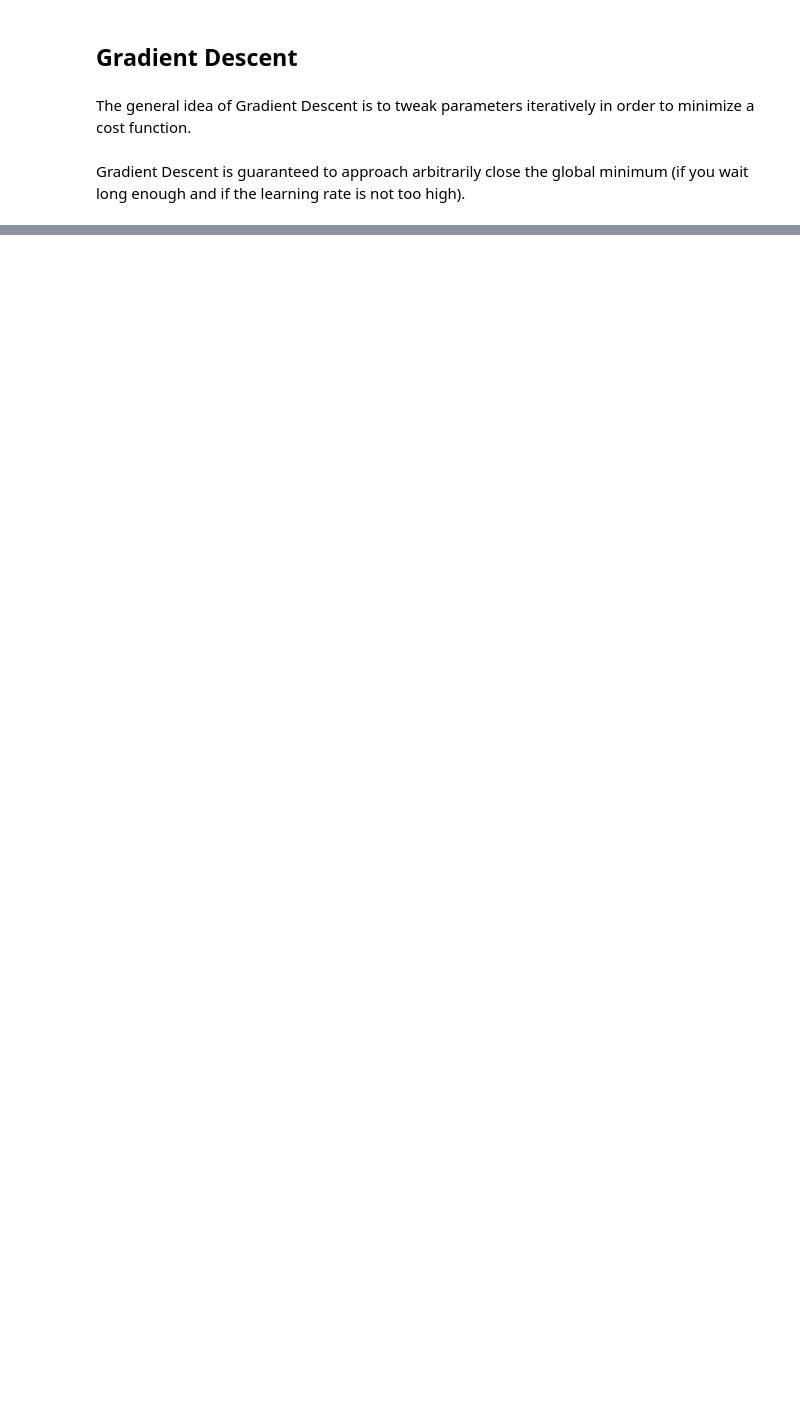
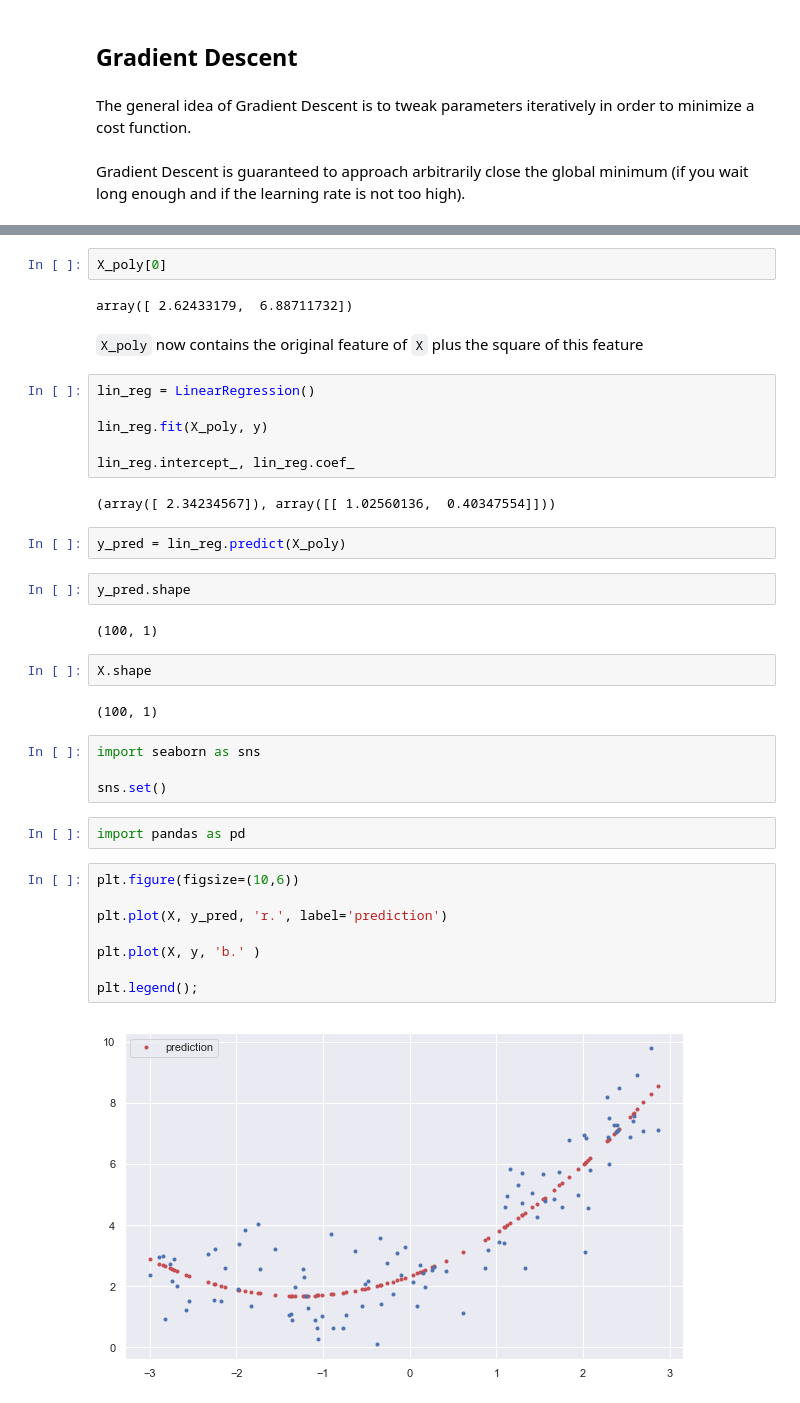
Before and after one commit to ozlerhakan/deep-learning-notes, a Jupyter notebook: Hands-On Machine Learning with Scikit-Learn and TensorFlow/4-training-models.ipynb, the cells around one changed output, grey strips where cells are left out. Saved outputs shown, nothing was run; the diff lists cells and outputs as text; blank space fills up the shorter version.

```diff
--- a/Hands-On Machine Learning with Scikit-Learn and TensorFlow/4-training-models.ipynb
+++ b/Hands-On Machine Learning with Scikit-Learn and TensorFlow/4-training-models.ipynb
@@ -74,0 +155,40 @@ Gradient Descent is guaranteed to approach arbitrarily close the global minimum
+# %%
+X_poly[0]
+# %% [output]
+array([ 2.62433179,  6.88711732])
+# %% [markdown]
+`X_poly` now contains the original feature of `X` plus the square of this feature
+# %%
+lin_reg = LinearRegression()
+
+lin_reg.fit(X_poly, y)
+
+lin_reg.intercept_, lin_reg.coef_
+# %% [output]
+(array([ 2.34234567]), array([[ 1.02560136,  0.40347554]]))
+# %%
+y_pred = lin_reg.predict(X_poly)
+# %%
+y_pred.shape
+# %% [output]
+(100, 1)
+# %%
+X.shape
+# %% [output]
+(100, 1)
+# %%
+import seaborn as sns
+
+sns.set()
+# %%
+import pandas as pd
+# %%
+plt.figure(figsize=(10,6))
+
+plt.plot(X, y_pred, 'r.', label='prediction')
+
+plt.plot(X, y, 'b.' )
+
+plt.legend();
+# %% [output]
+[figure, added]
```
Also changed, not shown: parts of 27 cells of this notebook.
